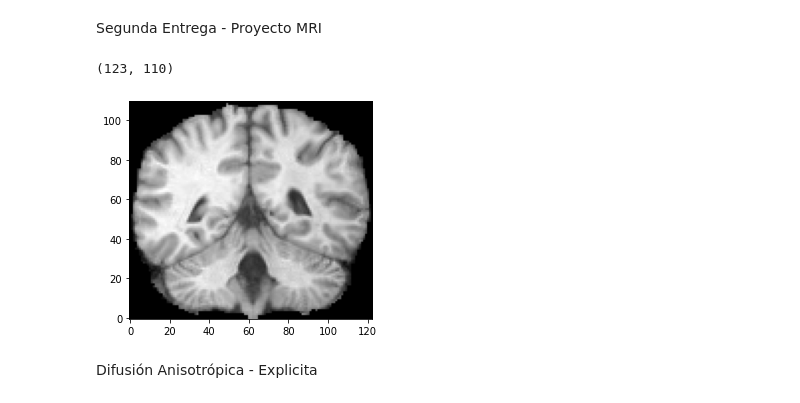
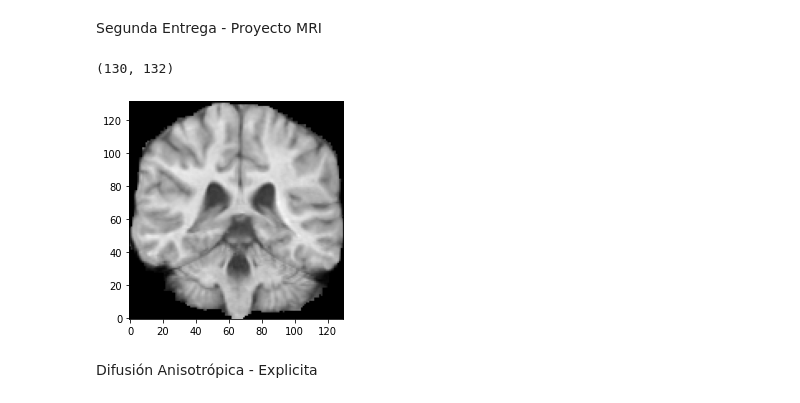
Before and after one commit to fabiansvc/project-mri, a Jupyter notebook: main.ipynb, the cells around one changed output. Cells and saved outputs as stored; diff of their text form; code cells hidden in the pictures.

```diff
--- a/main.ipynb
+++ b/main.ipynb
@@ -14,5 +15,5 @@ data_dir_analyze = 'MRIsamples/analyze/'
 data_dir_nifti = 'MRIsamples/analyze_to_nii/'
 data_dir_robex = 'MRIsamples/robex/'
 data_ext = ['.img', '.hdr', '.nii']
-filenames = ['4_8', '8_4', '100_23', '205_3', '2_4']
+filenames = ['4_8', '8_4', '100_23', '205_3', '1_24', '202_3']
 # %%
@@ -65,41 +48,46 @@ Segunda Entrega - Proyecto MRI
 # %%
 path = data_dir_robex + 'filename' + data_ext[2]
 #path = data_dir_nifti + 'filename' + data_ext[2]
 
-#Se cargan las imagenes en formato NIFTI
-#img_4_8 = nb.load(path.replace('filename', filenames[0]))
-#img_8_4 = nb.load(path.replace('filename', filenames[1]))
-img_8_4 = nb.load(path.replace('filename', filenames[1] + '_stripped'))
-#img_100_23 = nb.load(path.replace('filename', filenames[2]))
-#img_205_3 = nb.load(path.replace('filename', filenames[3]))
-#img_2_4 = nb.load(path.replace('filename', filenames[4]))
+# Se cargan las imagenes en formato NIFTI
+# img_4_8 = nb.load(path.replace('filename', filenames[0]))
+# img_8_4 = nb.load(path.replace('filename', filenames[1]))
+# img_8_4 = nb.load(path.replace('filename', filenames[1] + '_stripped'))
+# img_100_23 = nb.load(path.replace('filename', filenames[2]))
+# img_205_3 = nb.load(path.replace('filename', filenames[3]))
+# img_1_24 = nb.load(path.replace('filename', filenames[4] + '_stripped'))
+img_202_3 = nb.load(path.replace('filename', filenames[5] + '_stripped'))
 
 #se extrae un corte de la imagen sagital
 #img1 = img_4_8.get_fdata()
 #img1 = img1[150,:,:][:,:,0]
 #img1 = img1[0:58,92:210]
 
 #se extrae un corte de la imagen coronal
-img2 = img_8_4.get_fdata()
-img2 = img2[:,20,:]
-img2 = img2[71:194,77:187]
+# img2 = img_8_4.get_fdata()
+# img2 = img2[:,20,:]
+# img2 = img2[71:194,77:187]
 
 #se extrae un corte de la imagen axial
 #img3 = img_100_23.get_fdata()
 #img3 = img3[:, : ,157][:,:,0]
 #img3 = img3[58:196, 0:55]
 
 #se extrae un corte de la imagen axial
-#img4 = img_2_4.get_fdata()
-#img4 = img4[:, : ,162][:,:,0]
-#img4 = img4[74:188, 8:62]
+# img4 = img_1_24.get_fdata()
+# img4 = img4[:, 16, :]
+# img4 = img4[72:188, 74:182]
 
-print(img2.shape)
-plt.imshow(img2.T, origin='lower', cmap='gray')
+img5 = img_202_3.get_fdata()
+img5 = img5[:, 26, :]
+img5 = img5[64:194, 93:225]
+
+print(img5.shape)
+plt.imshow(img5.T, origin='lower', cmap='gray')
 plt.show()
 # %% [output]
-(123, 110)
+(130, 132)
-[figure, old version]
+[figure, new version]
 # %% [markdown]
 Difusión Anisotrópica - Explicita
 # %%
```
Also changed, not shown: parts of 26 cells of this notebook, 4 other files.
